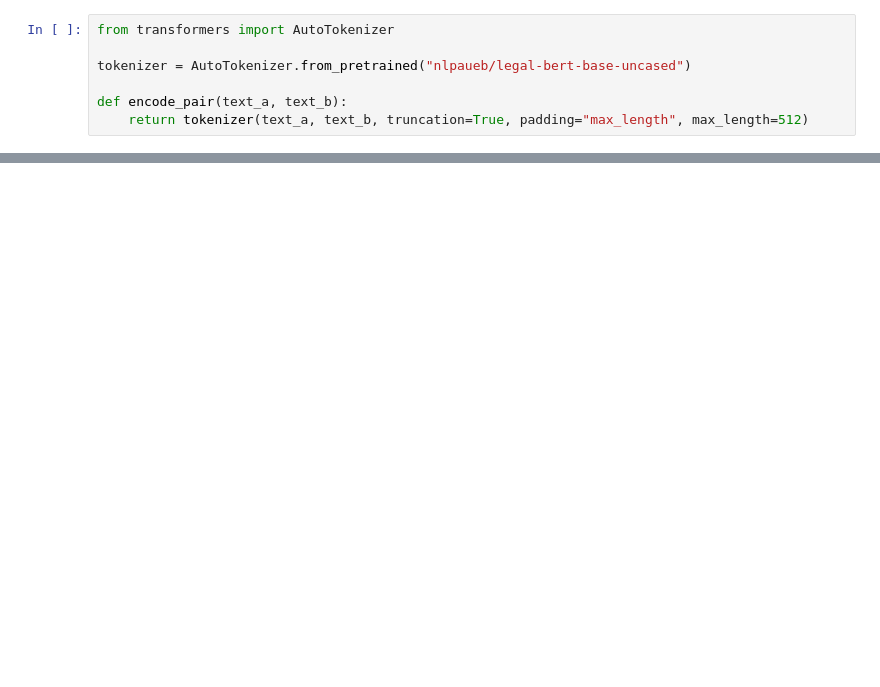
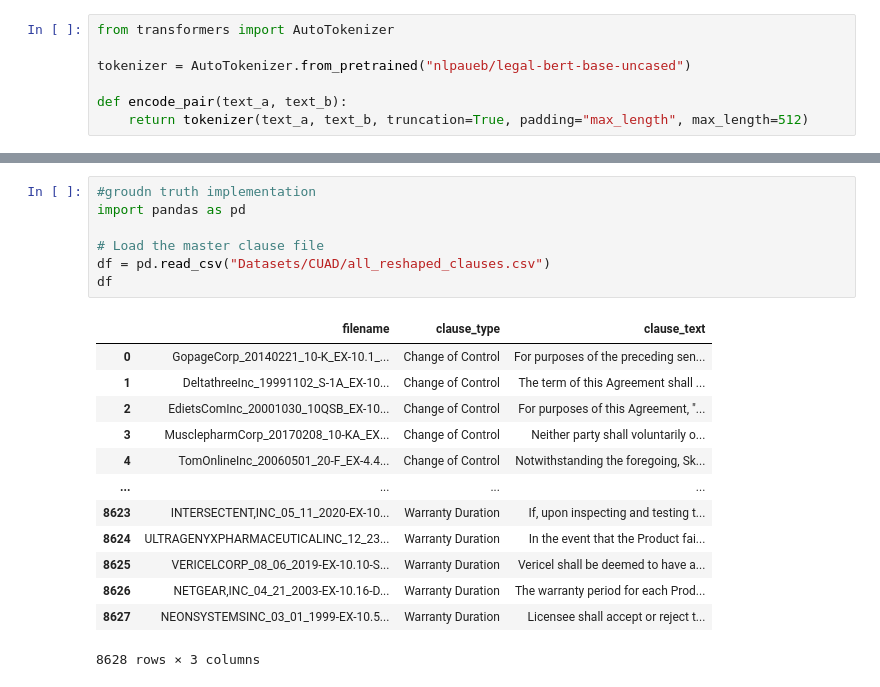
Before and after one commit to joshyipp/542-LegalContract-AI, a Jupyter notebook: segmentation.ipynb, the cells around one changed output, grey strips where cells are left out. Drawn from its saved outputs; the diff is of its cells as text; blank space fills up the shorter version.

```diff
--- a/segmentation.ipynb
+++ b/segmentation.ipynb
@@ -27,0 +8,21 @@ Note: you may need to restart the kernel to use updated packages.
+# %%
+#groudn truth implementation
+import pandas as pd
+
+# Load the master clause file
+df = pd.read_csv("Datasets/CUAD/all_reshaped_clauses.csv")
+df
+# %% [output]
+|  | filename | clause_type | clause_text |
+| 0 | GopageCorp_20140221_10-K_EX-10.1_... | Change of Control | For purposes of the preceding sen... |
+| 1 | DeltathreeInc_19991102_S-1A_EX-10... | Change of Control | The term of this Agreement shall ... |
+| 2 | EdietsComInc_20001030_10QSB_EX-10... | Change of Control | For purposes of this Agreement, "... |
+| 3 | MusclepharmCorp_20170208_10-KA_EX... | Change of Control | Neither party shall voluntarily o... |
+| 4 | TomOnlineInc_20060501_20-F_EX-4.4... | Change of Control | Notwithstanding the foregoing, Sk... |
+| ... | ... | ... | ... |
+| 8623 | INTERSECTENT,INC_05_11_2020-EX-10... | Warranty Duration | If, upon inspecting and testing t... |
+| 8624 | ULTRAGENYXPHARMACEUTICALINC_12_23... | Warranty Duration | In the event that the Product fai... |
+| 8625 | VERICELCORP_08_06_2019-EX-10.10-S... | Warranty Duration | Vericel shall be deemed to have a... |
+| 8626 | NETGEAR,INC_04_21_2003-EX-10.16-D... | Warranty Duration | The warranty period for each Prod... |
+| 8627 | NEONSYSTEMSINC_03_01_1999-EX-10.5... | Warranty Duration | Licensee shall accept or reject t... |
+8628 rows × 3 columns
```
Also changed, not shown: parts of 8 cells of this notebook.
